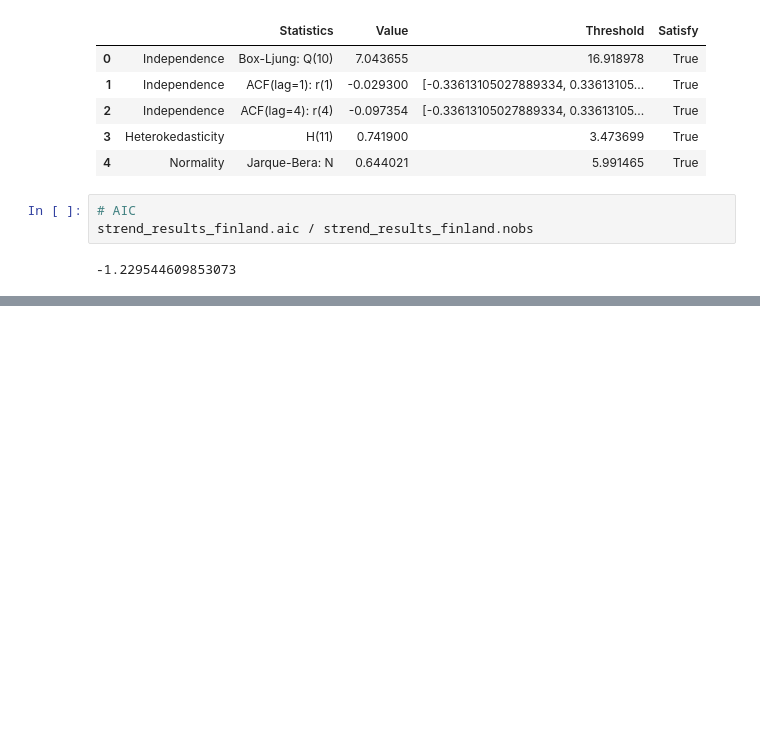
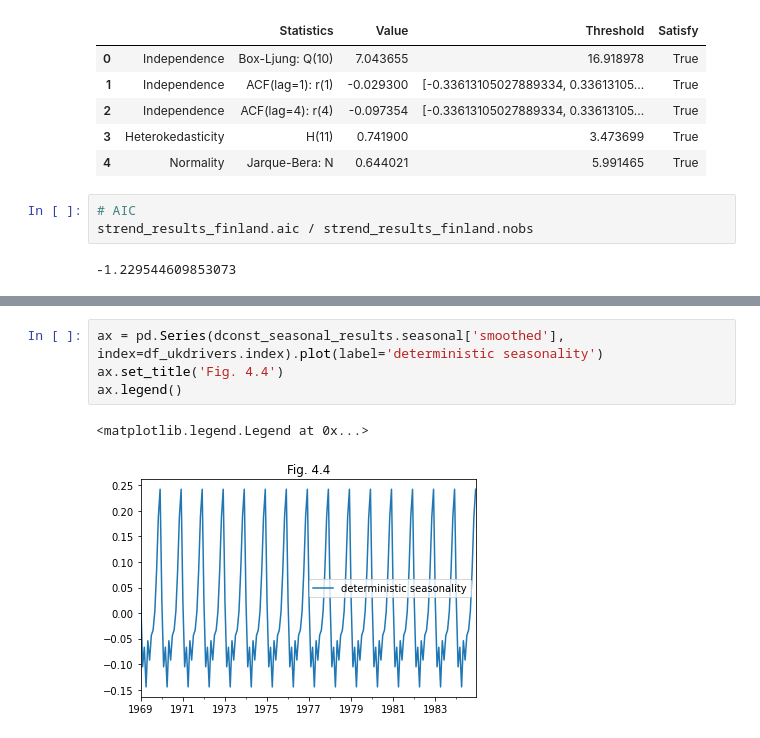
Before and after one commit to tatamiya/state_space_model_notebooks, a Jupyter notebook: statsmodels/CommandeurKoopman2007.ipynb, the cells around one changed output, grey strips where cells are left out. Saved outputs shown, nothing was run; the diff lists cells and outputs as text; blank space fills up the shorter version.

```diff
--- a/statsmodels/CommandeurKoopman2007.ipynb
+++ b/statsmodels/CommandeurKoopman2007.ipynb
@@ -824,0 +899,7 @@ strend_results_finland.aic / strend_results_finland.nobs
+# %%
+ax = pd.Series(dconst_seasonal_results.seasonal['smoothed'], index=df_ukdrivers.index).plot(label='deterministic seasonality')
+ax.set_title('Fig. 4.4')
+ax.legend()
+# %% [output]
+<matplotlib.legend.Legend at 0x...>
+[figure, added]
```
Also changed, not shown: parts of 28 cells of this notebook.
